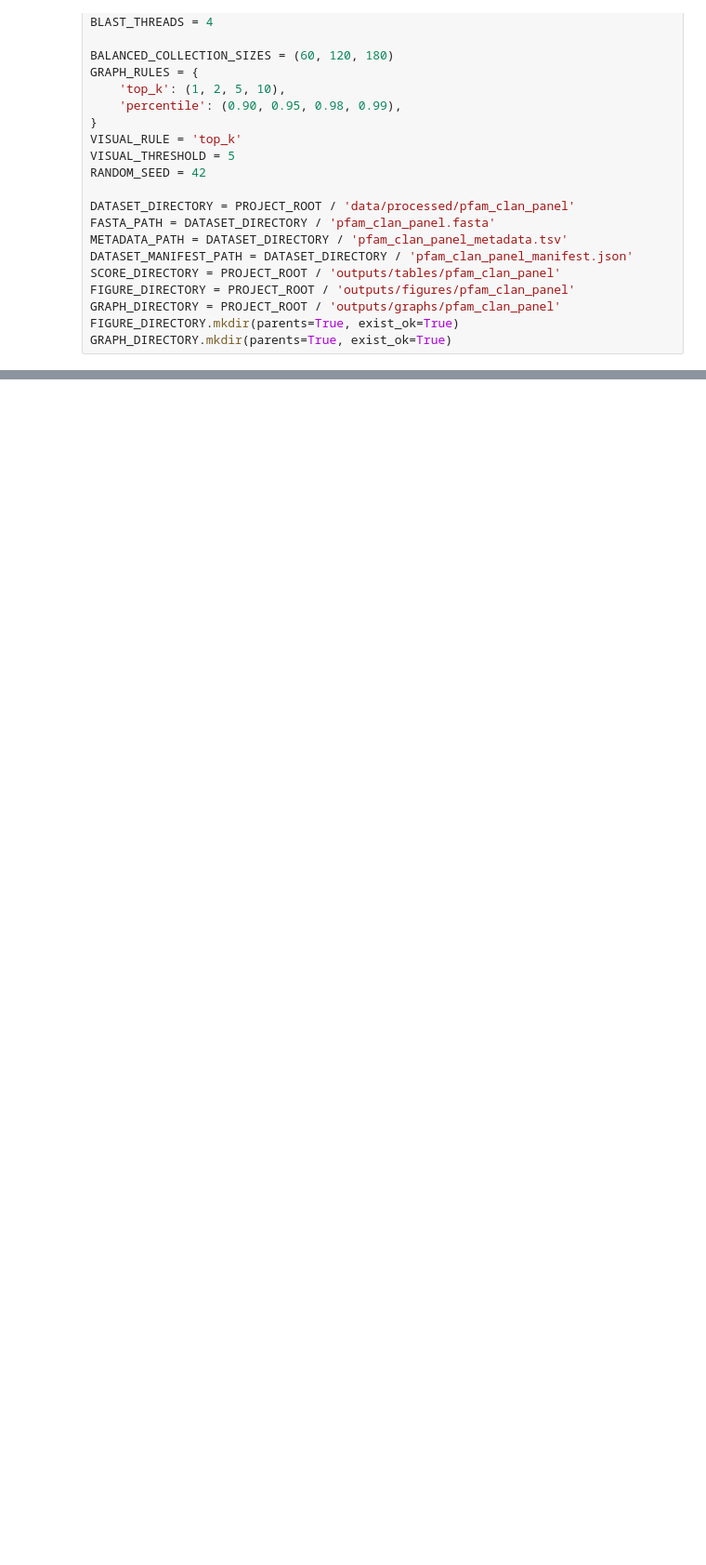
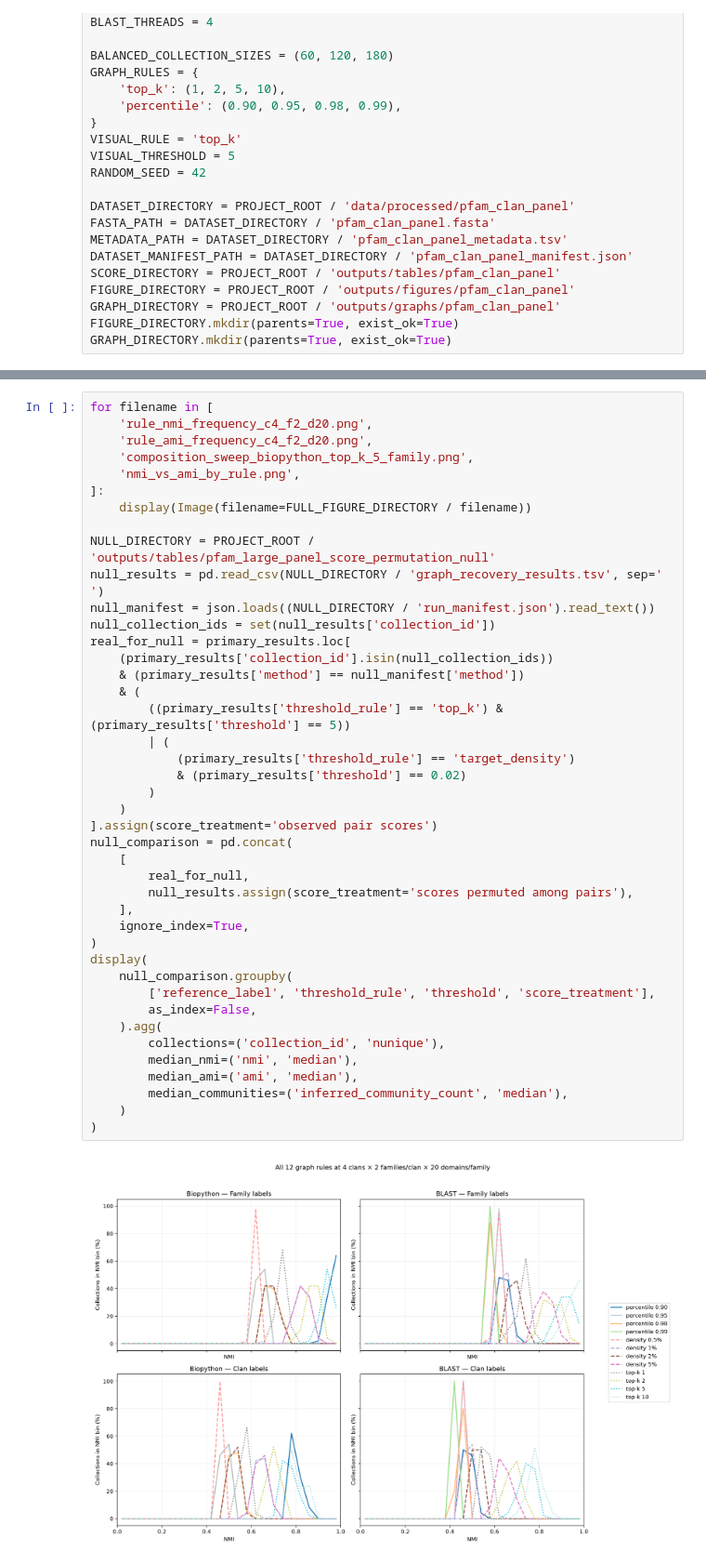
Before and after one commit to davinhpqiu/protein-alignment-networks, a Jupyter notebook: notebooks/03_large_scale_graph_exploration.ipynb, the cells around one changed output, grey strips where cells are left out. Shown at 93% size. Drawn from its saved outputs; the diff is of its cells as text; blank space fills up the shorter version.

```diff
--- a/notebooks/03_large_scale_graph_exploration.ipynb
+++ b/notebooks/03_large_scale_graph_exploration.ipynb
@@ -803,0 +1382,44 @@ display(
+# %%
+for filename in [
+    'rule_nmi_frequency_c4_f2_d20.png',
+    'rule_ami_frequency_c4_f2_d20.png',
+    'composition_sweep_biopython_top_k_5_family.png',
+    'nmi_vs_ami_by_rule.png',
+]:
+    display(Image(filename=FULL_FIGURE_DIRECTORY / filename))
+
+NULL_DIRECTORY = PROJECT_ROOT / 'outputs/tables/pfam_large_panel_score_permutation_null'
+null_results = pd.read_csv(NULL_DIRECTORY / 'graph_recovery_results.tsv', sep='	')
+null_manifest = json.loads((NULL_DIRECTORY / 'run_manifest.json').read_text())
+null_collection_ids = set(null_results['collection_id'])
+real_for_null = primary_results.loc[
+    (primary_results['collection_id'].isin(null_collection_ids))
+    & (primary_results['method'] == null_manifest['method'])
+    & (
+        ((primary_results['threshold_rule'] == 'top_k') & (primary_results['threshold'] == 5))
+        | (
+            (primary_results['threshold_rule'] == 'target_density')
+            & (primary_results['threshold'] == 0.02)
+        )
+    )
+].assign(score_treatment='observed pair scores')
+null_comparison = pd.concat(
+    [
+        real_for_null,
+        null_results.assign(score_treatment='scores permuted among pairs'),
+    ],
+    ignore_index=True,
+)
+display(
+    null_comparison.groupby(
+        ['reference_label', 'threshold_rule', 'threshold', 'score_treatment'],
+        as_index=False,
+    ).agg(
+        collections=('collection_id', 'nunique'),
+        median_nmi=('nmi', 'median'),
+        median_ami=('ami', 'median'),
+        median_communities=('inferred_community_count', 'median'),
+    )
+)
+# %% [output]
+[figure, added]
```
Also changed, not shown: parts of 44 cells of this notebook, 40 other files.
